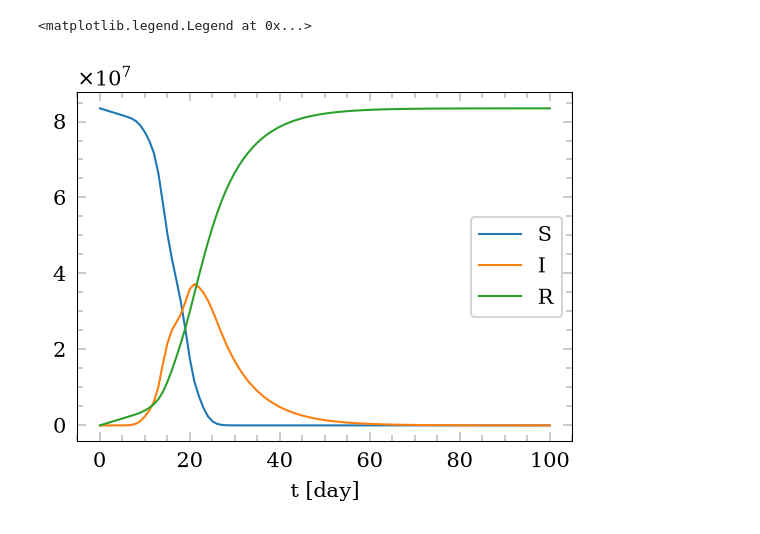
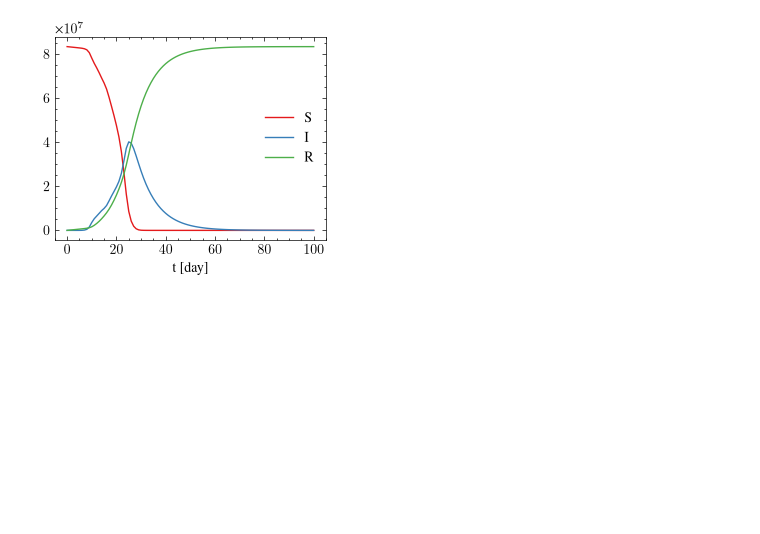
Before and after one commit to AndreaRaaschou/BERN01, a Jupyter notebook: disease_project/hugo/main.ipynb, the cells around one changed output. Drawn from its saved outputs; the diff is of its cells as text; code cells hidden in the pictures; blank space fills up the shorter version.

```diff
--- a/disease_project/hugo/main.ipynb
+++ b/disease_project/hugo/main.ipynb
@@ -73,24 +15,0 @@ N_VARS = 3  # S, I, R
-# %%
-class Parameters:
-    def __init__(self, *, alpha: float, beta: float, gamma: float, quarantine_factor: float) -> None:
-        self.alpha = alpha
-        self.beta = beta
-        self.gamma = gamma
-        self.n_cities = W.shape[0]
-        self.W =  np.array((1 - quarantine_factor) *  W)
-        self.W_colsum = jnp.sum(self.W, axis=0)
-# %%
-@jax.jit(static_argnames=("p",))
-def f(t, y: jnp.ndarray, p: Parameters):
-    S, I, R = y.reshape((N_VARS, -1))
-
-    N = S + I + R
-    recovery_rate = p.alpha * I
-    infection_rate = p.beta * S * I / N
-    vaccination_rate = p.gamma * S
-
-    dS = -infection_rate - vaccination_rate + p.W @ S - p.W_colsum * S
-    dI = infection_rate - recovery_rate + p.W @ I - p.W_colsum * I
-    dR = vaccination_rate + recovery_rate + p.W @ R - p.W_colsum * R
-
-    return jnp.concat((dS, dI, dR))
@@ -115,11 +16,11 @@ def make_initial_condition(*,
 # %%
 # R0 = 12-18
 # contagious period ~ 8 days
-p = Parameters(alpha=1/8, beta=15/8, gamma=1 - 0.2**(1/365), quarantine_factor=0.9)
+p = Parameters(alpha=1/8, beta=15/8, gamma=1 - 0.6**(1/365), W=Germany.OD_matrix, quarantine_factor=0.9)
 term = ODETerm(f)
 solver = Tsit5()
+
+y0 = Germany.make_initial_condition()
-# %%
-y0 = make_initial_condition()
 # %%
 t0 = 0.0
 t1 = 100.0
@@ -132,18 +33,18 @@ ts = solution.ts
 ys = solution.ys.reshape((-1, N_VARS, p.n_cities)) # type: ignore
 # %%
 # plot S, I, R reduced over counties
-plt.figure(figsize=(4, 3), dpi=150)
+plt.figure()
 S_reduced = jnp.sum(ys[:, 0, :], axis=1)
 I_reduced = jnp.sum(ys[:, 1, :], axis=1)
 R_reduced = jnp.sum(ys[:, 2, :], axis=1)
 plt.plot(ts, S_reduced, label="S")
 plt.plot(ts, I_reduced, label="I")
 plt.plot(ts, R_reduced, label="R")
 plt.xlabel("t [day]")
 plt.legend()
+plt.savefig("../figures/SIR.pdf")
 # %% [output]
-<matplotlib.legend.Legend at 0x...>
-[figure, old version]
+[figure, new version]
 # %%
 # plot map of infected individuals day 0, 50, 100, ..., 300
 for day in [0, 5, 10, 15, 20, 25, 30, 50, 100]:
```
Also changed, not shown: parts of 15 cells of this notebook, 2 other files.
